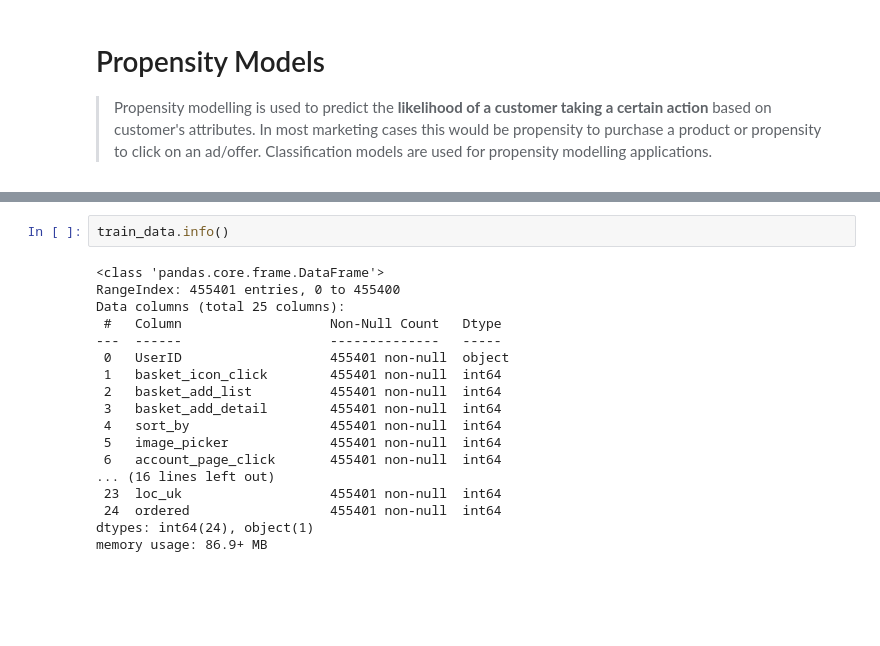
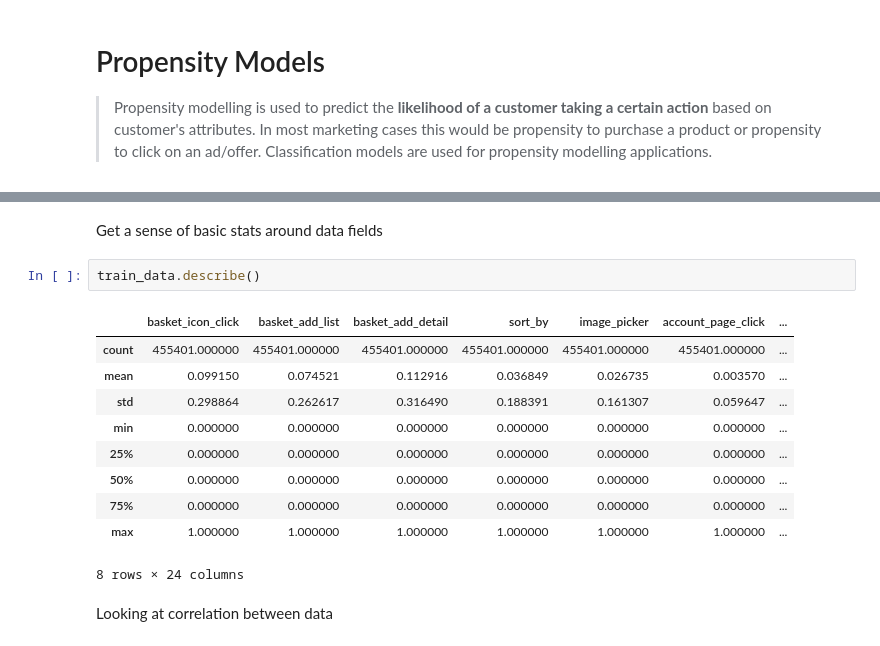
Before and after one commit to anirudhsharmaiitb/Applications-of-algorithms, a Jupyter notebook: Propensity Models/Propensity models.ipynb, the cells around one changed output, grey strips where cells are left out. Drawn from its saved outputs; the diff is of its cells as text; blank space fills up the shorter version.

```diff
--- a/Propensity Models/Propensity models.ipynb
+++ b/Propensity Models/Propensity models.ipynb
@@ -18,20 +67,17 @@ train_data.head()
+# %% [markdown]
+Get a sense of basic stats around data fields
 # %%
-train_data.info()
+train_data.describe()
 # %% [output]
+|  | basket_icon_click | basket_add_list | basket_add_detail | sort_by | image_picker | account_page_click | ... |
+| count | 455401.000000 | 455401.000000 | 455401.000000 | 455401.000000 | 455401.000000 | 455401.000000 | ... |
+| mean | 0.099150 | 0.074521 | 0.112916 | 0.036849 | 0.026735 | 0.003570 | ... |
+| std | 0.298864 | 0.262617 | 0.316490 | 0.188391 | 0.161307 | 0.059647 | ... |
+| min | 0.000000 | 0.000000 | 0.000000 | 0.000000 | 0.000000 | 0.000000 | ... |
+| 25% | 0.000000 | 0.000000 | 0.000000 | 0.000000 | 0.000000 | 0.000000 | ... |
+| 50% | 0.000000 | 0.000000 | 0.000000 | 0.000000 | 0.000000 | 0.000000 | ... |
+| 75% | 0.000000 | 0.000000 | 0.000000 | 0.000000 | 0.000000 | 0.000000 | ... |
+| max | 1.000000 | 1.000000 | 1.000000 | 1.000000 | 1.000000 | 1.000000 | ... |
-<class 'pandas.core.frame.DataFrame'>
-RangeIndex: 455401 entries, 0 to 455400
-Data columns (total 25 columns):
- #   Column                   Non-Null Count   Dtype
----  ------                   --------------   -----
- 0   UserID                   455401 non-null  object
- 1   basket_icon_click        455401 non-null  int64
- 2   basket_add_list          455401 non-null  int64
- 3   basket_add_detail        455401 non-null  int64
- 4   sort_by                  455401 non-null  int64
- 5   image_picker             455401 non-null  int64
- 6   account_page_click       455401 non-null  int64
-... (16 lines left out)
- 23  loc_uk                   455401 non-null  int64
- 24  ordered                  455401 non-null  int64
-dtypes: int64(24), object(1)
-memory usage: 86.9+ MB
+8 rows × 24 columns
+# %% [markdown]
+Looking at correlation between data
```
Also changed, not shown: parts of 13 cells of this notebook, 2 other files.
